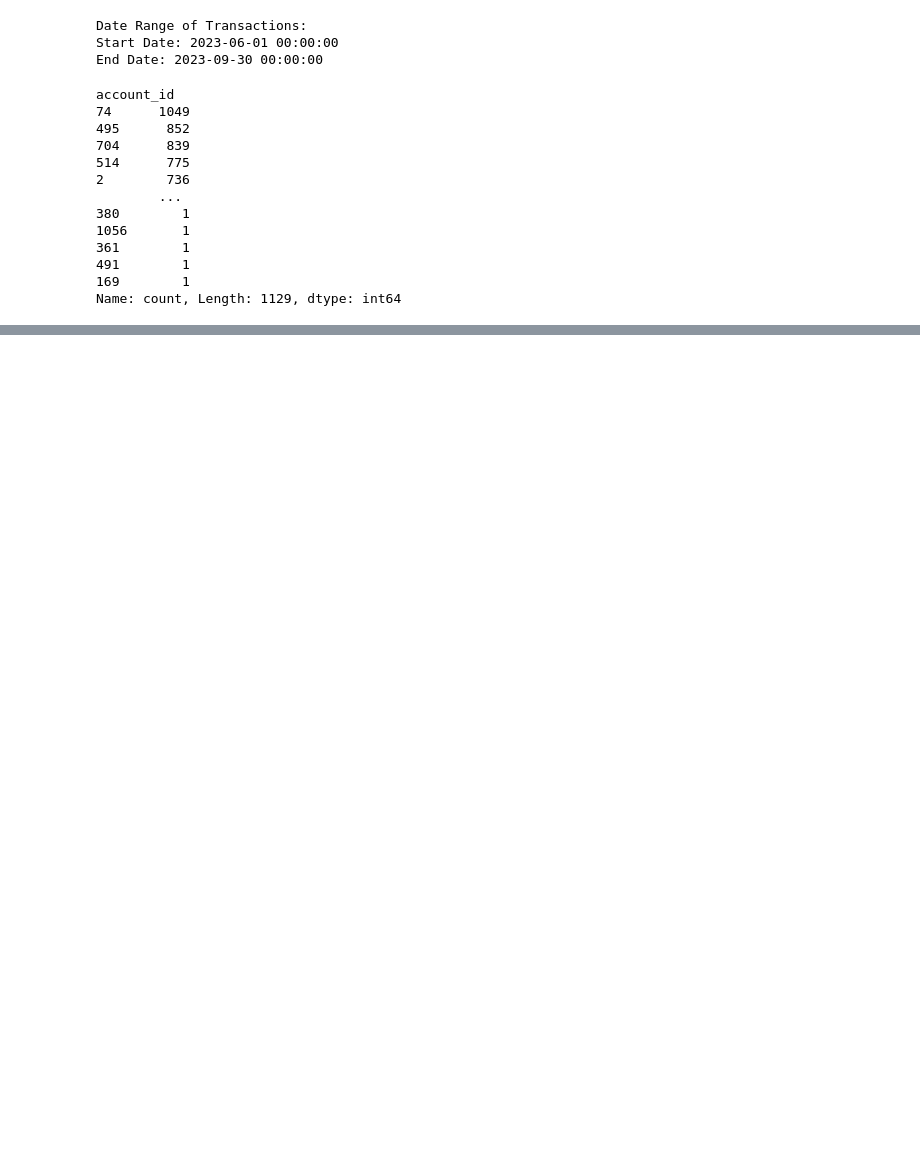
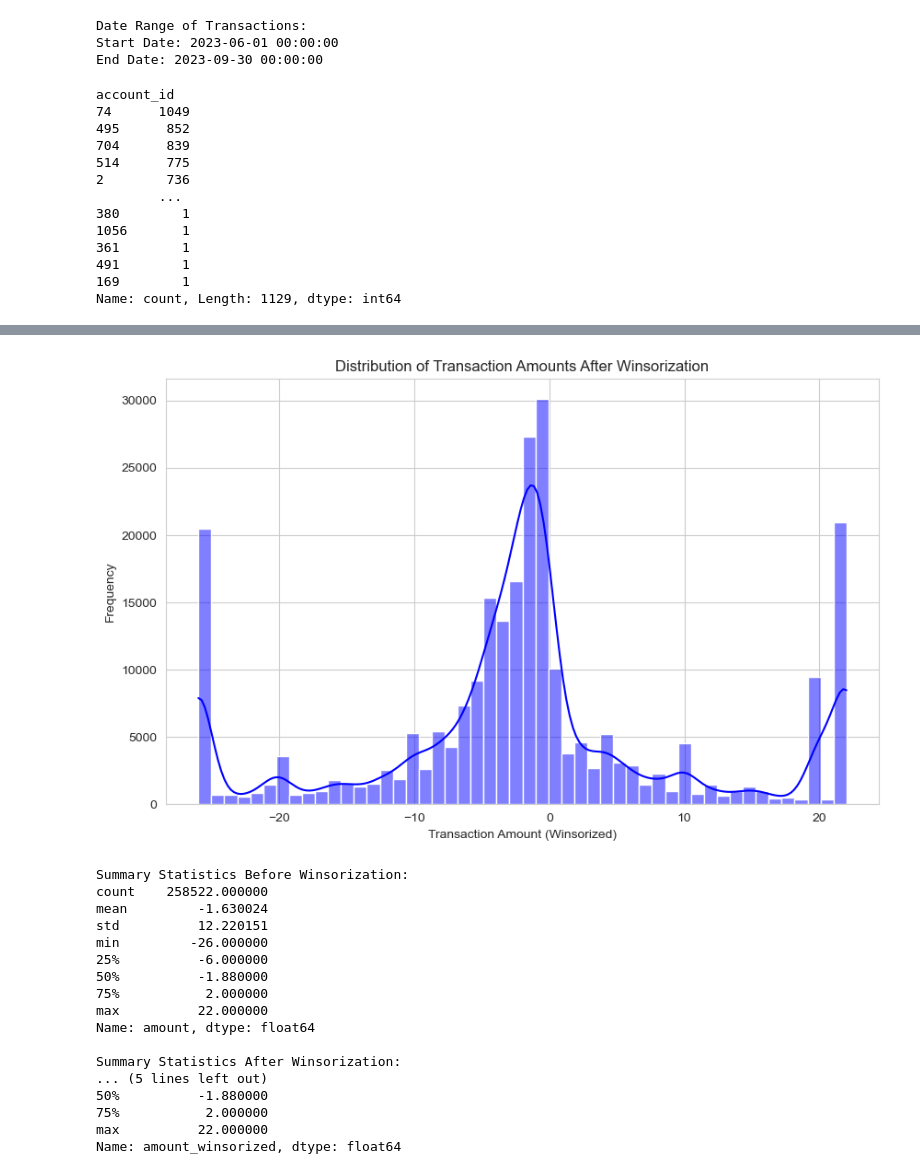
Before and after one commit to simzeki123/PredictBankTransactionCategory, a Jupyter notebook: Model buidling.ipynb, the cells around one changed output, grey strips where cells are left out. Cells and saved outputs as stored; diff of their text form; code cells hidden in the pictures; blank space fills up the shorter version.

```diff
--- a/Model buidling.ipynb
+++ b/Model buidling.ipynb
@@ -258,0 +412,46 @@ plt.show()
+# %%
+from scipy.stats import mstats
+
+# Apply Winsorization to the 'amount' column
+merged_data['amount_winsorized'] = mstats.winsorize(merged_data['amount'], limits=[0.02, 0.02])
+
+# Visualization of the winsorized distribution
+plt.figure(figsize=(10, 6))
+sns.histplot(merged_data['amount_winsorized'], bins=50, kde=True, color='blue')
+plt.title('Distribution of Transaction Amounts After Winsorization')
+plt.xlabel('Transaction Amount (Winsorized)')
+plt.ylabel('Frequency')
+plt.show()
+
+# Compare summary statistics
+print("Summary Statistics Before Winsorization:")
+print(merged_data['amount'].describe())
+
+print("\nSummary Statistics After Winsorization:")
+print(merged_data['amount_winsorized'].describe())
+
+# Boxplot to visualize the effect of Winsorization
+plt.figure(figsize=(10, 6))
+sns.boxplot(x=merged_data['amount_winsorized'])
+plt.title('Boxplot of Transaction Amounts After Winsorization')
+plt.xlabel('Transaction Amount (Winsorized)')
+plt.show()
+# %% [output]
+[figure, added]
+Summary Statistics Before Winsorization:
+count    258522.000000
+mean         -1.630024
+std          12.220151
+min         -26.000000
+25%          -6.000000
+50%          -1.880000
+75%           2.000000
+max          22.000000
+Name: amount, dtype: float64
+
+Summary Statistics After Winsorization:
+... (5 lines left out)
+50%          -1.880000
+75%           2.000000
+max          22.000000
+Name: amount_winsorized, dtype: float64
```
Also changed, not shown: parts of 41 cells of this notebook.
